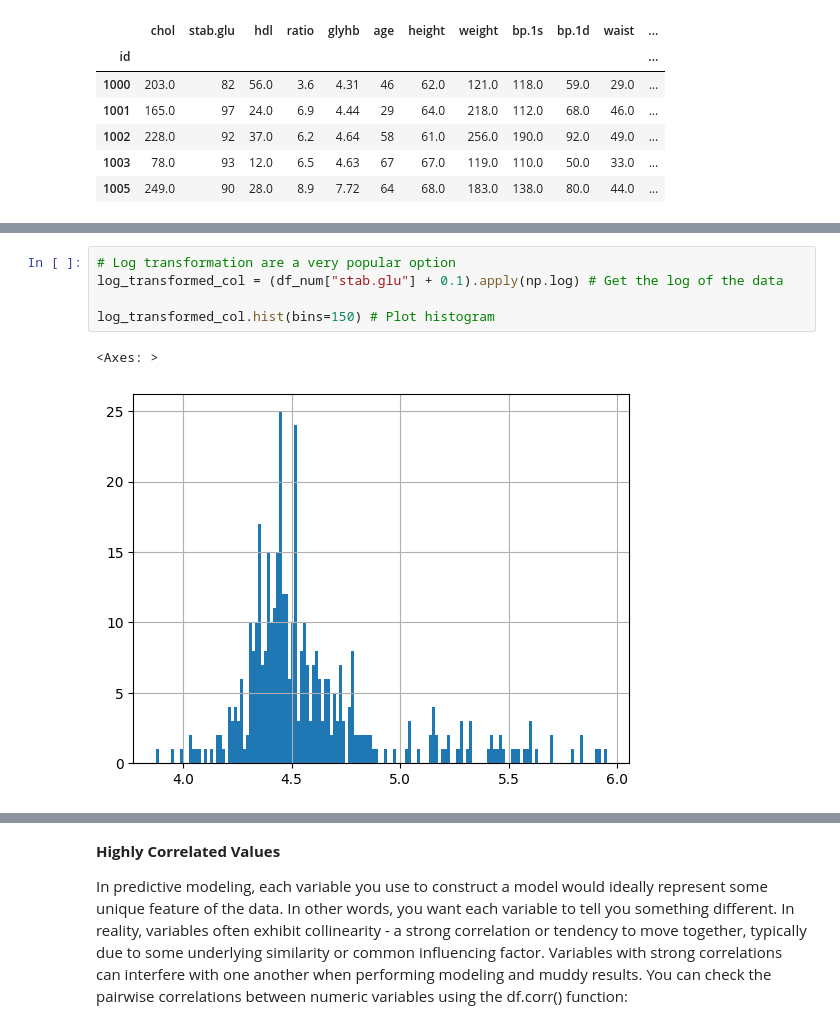
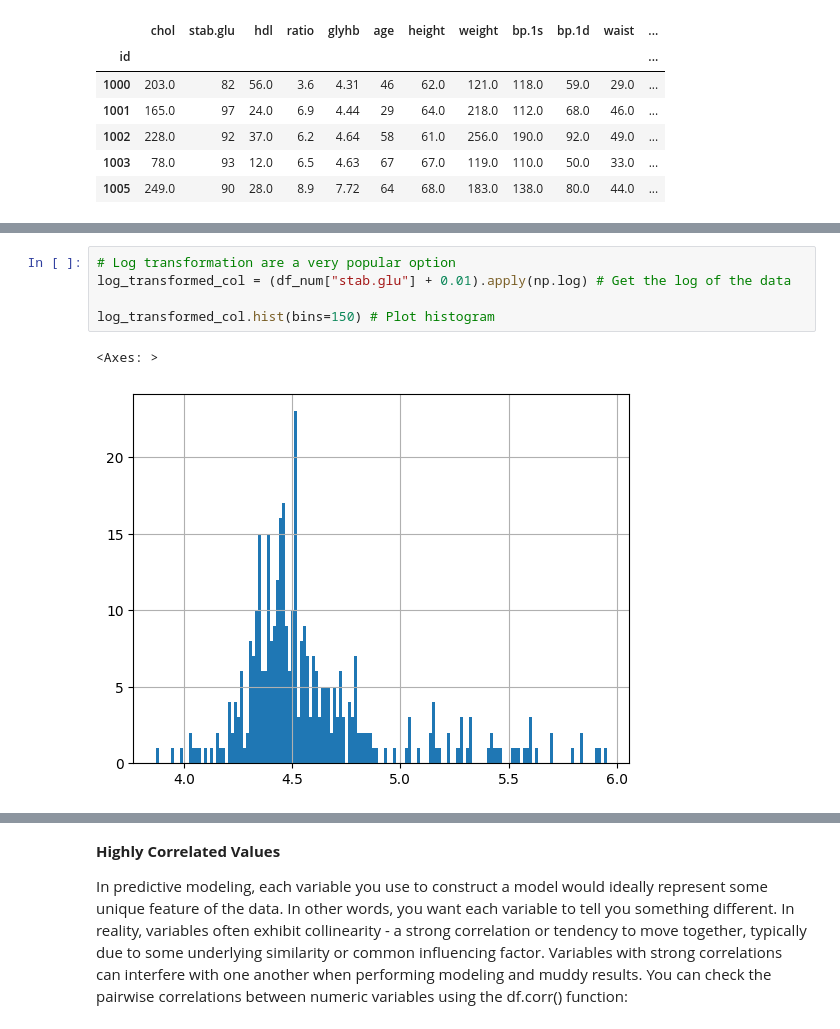
Before and after one commit to dbabichenko/python_for_data_and_analytics, a Jupyter notebook: Data cleaning/DataMungingPartII.ipynb, the cells around one changed output, grey strips where cells are left out. Saved outputs shown, nothing was run; the diff lists cells and outputs as text.

```diff
--- a/Data cleaning/DataMungingPartII.ipynb
+++ b/Data cleaning/DataMungingPartII.ipynb
@@ -202,8 +209,8 @@ df_num["stab.glu"].hist(bins=150)
 # %%
 # Log transformation are a very popular option
-log_transformed_col = (df_num["stab.glu"] + 0.1).apply(np.log) # Get the log of the data
+log_transformed_col = (df_num["stab.glu"] + 0.01).apply(np.log) # Get the log of the data
 
 log_transformed_col.hist(bins=150) # Plot histogram
 # %% [output]
 <Axes: >
-[figure, old version]
+[figure, new version]
```
Also changed, not shown: parts of 18 cells of this notebook.
